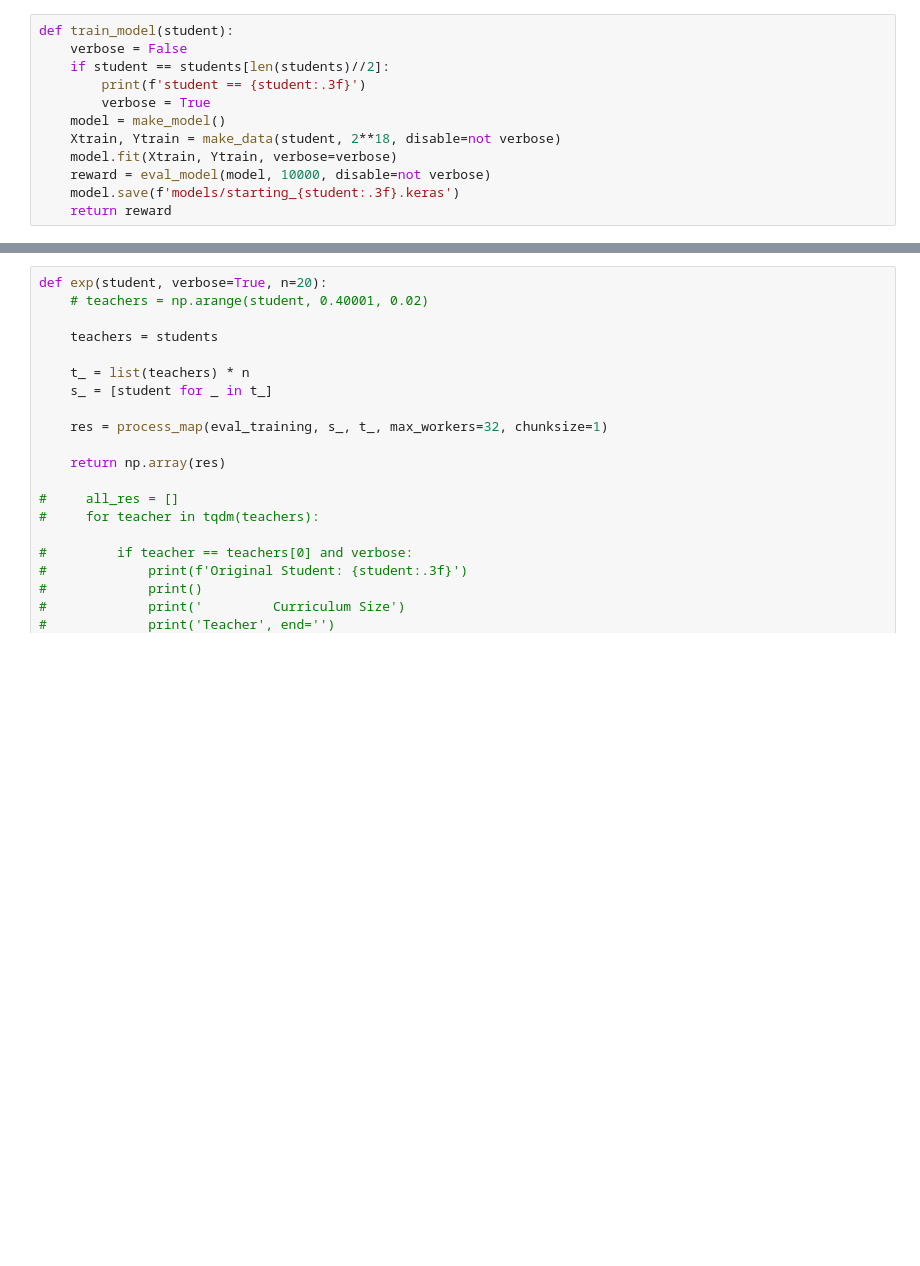
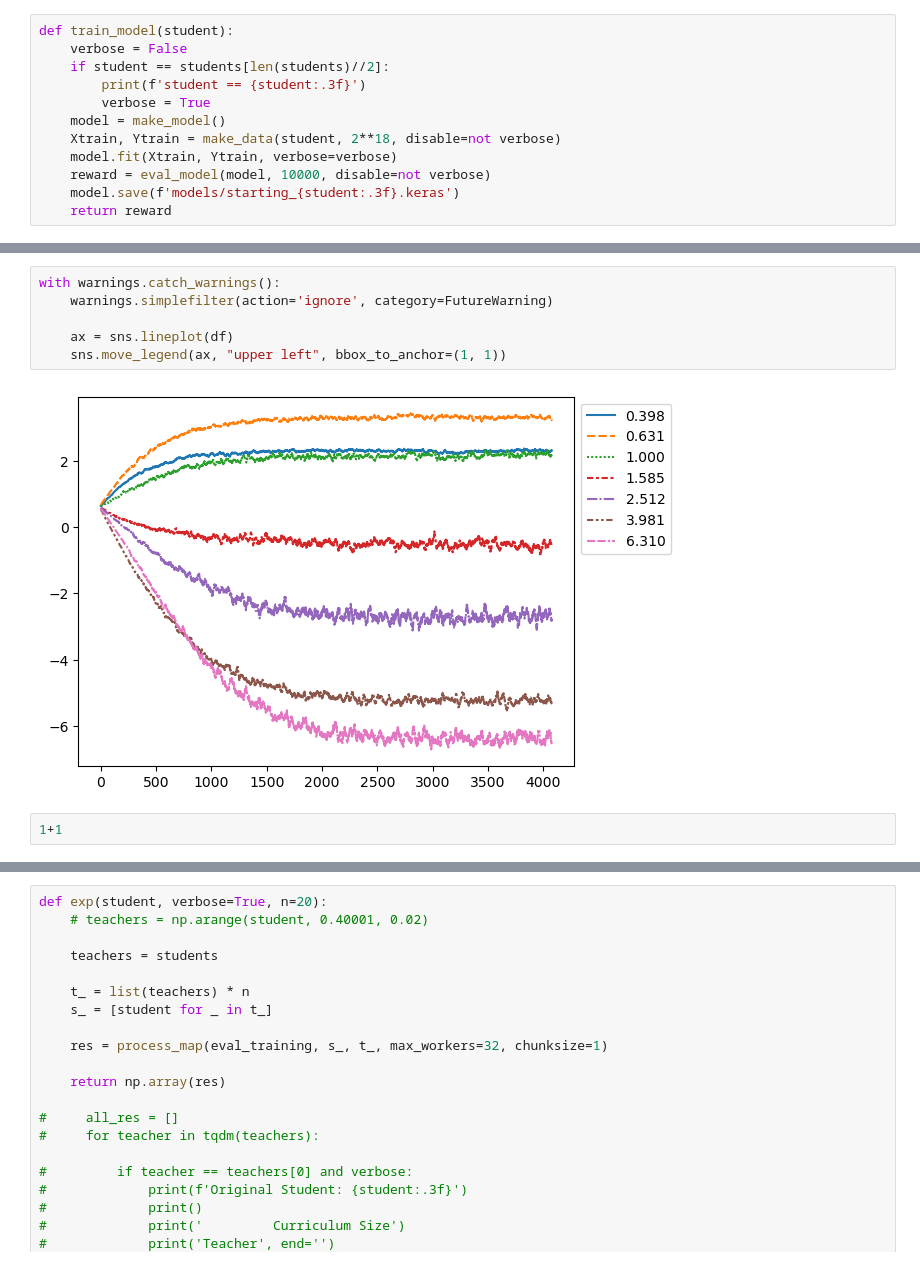
Before and after one commit to saumikn/gymnasium-test, a Jupyter notebook: tree.ipynb, the cells around one changed output, grey strips where cells are left out. Saved outputs shown, nothing was run; the diff lists cells and outputs as text; blank space fills up the shorter version.

```diff
--- a/tree.ipynb
+++ b/tree.ipynb
@@ -243,0 +377,10 @@ def eval_training(student, teacher, verbose=False):
+# %%
+with warnings.catch_warnings():
+    warnings.simplefilter(action='ignore', category=FutureWarning)
+
+    ax = sns.lineplot(df)
+    sns.move_legend(ax, "upper left", bbox_to_anchor=(1, 1))
+# %% [output]
+[figure, added]
+# %%
+1+1
```
Also changed, not shown: parts of 33 cells of this notebook.
